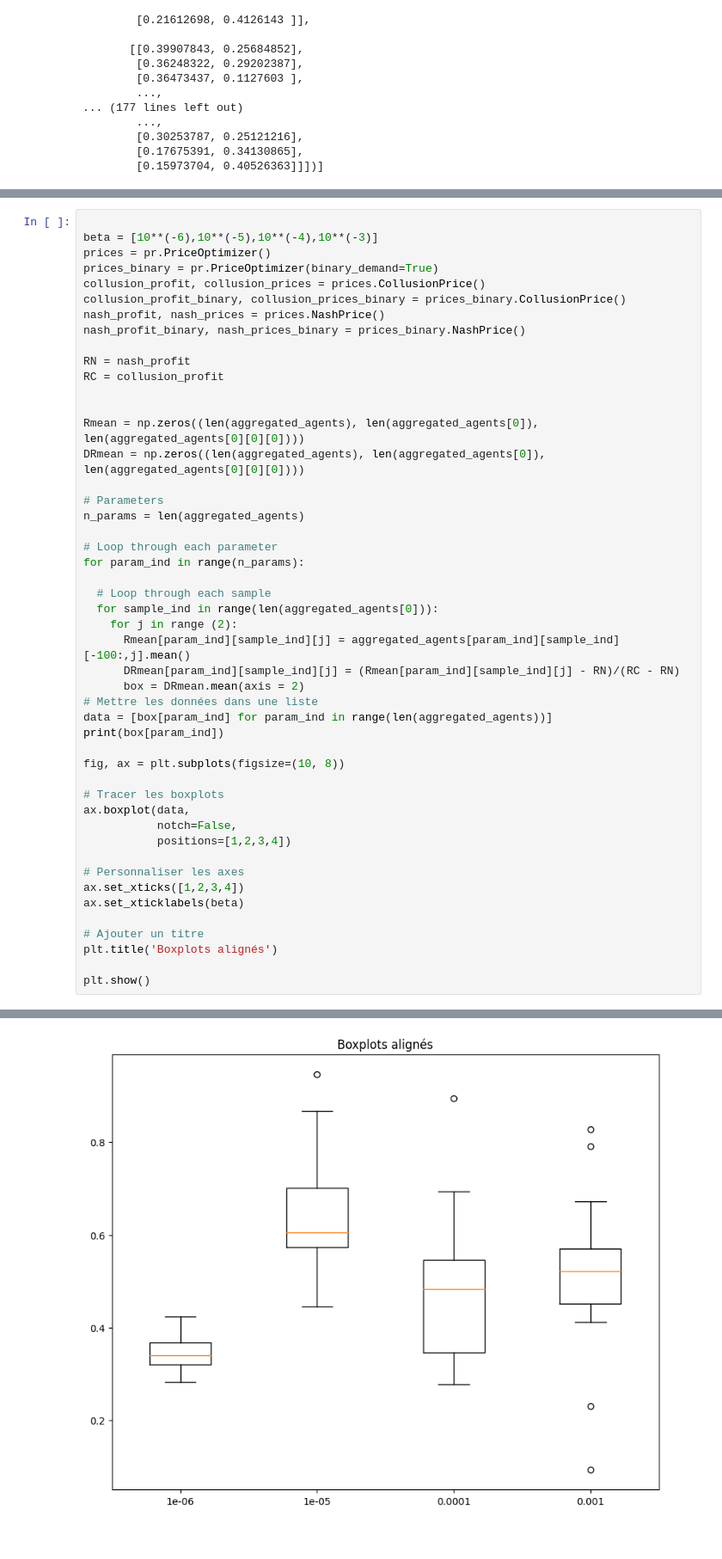
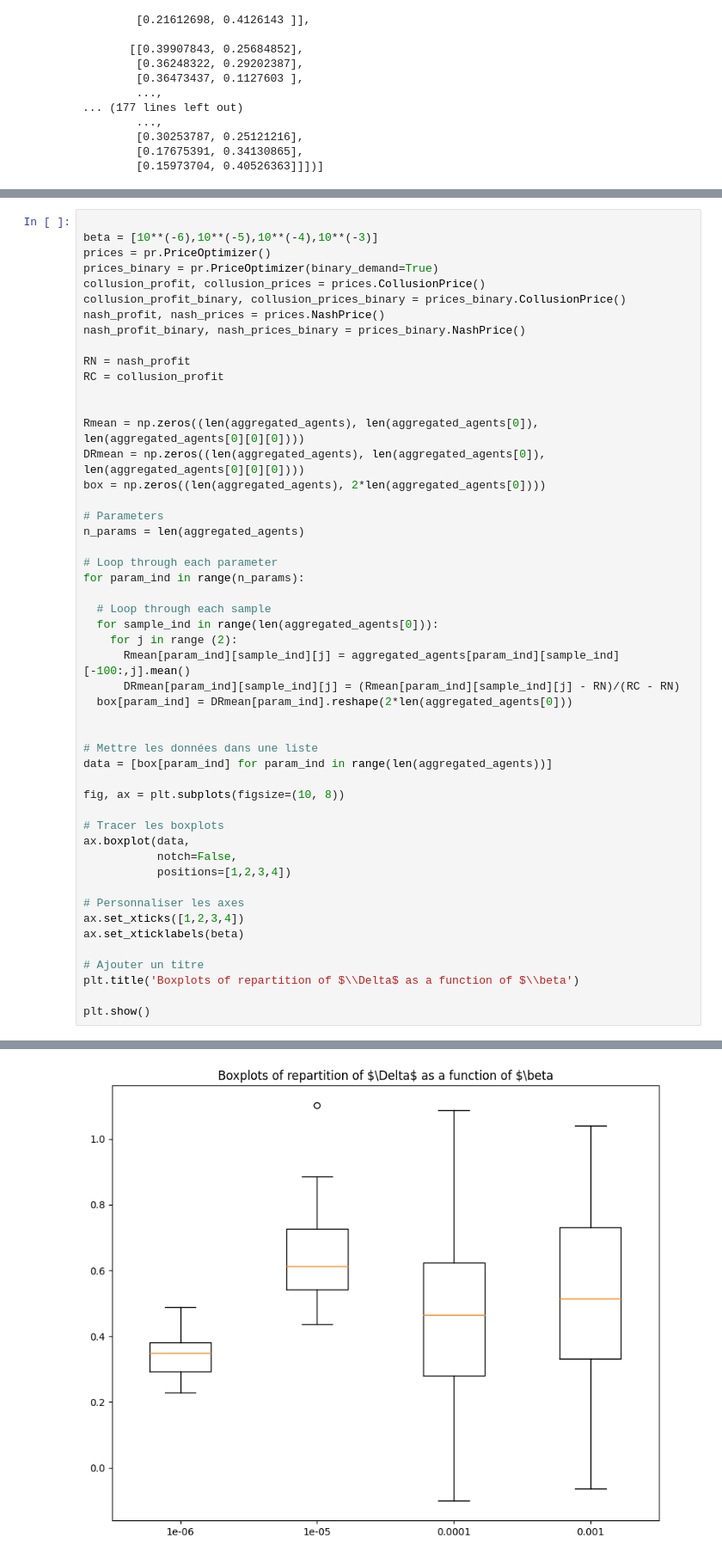
Before and after one commit to Suzie14/RLandPricing, a Jupyter notebook: notebooks/var_epsilon.ipynb, the cells around one changed output, grey strips where cells are left out. Shown at 86% size. Saved outputs shown, nothing was run; the diff lists cells and outputs as text.

Commit message:
take into account all data in boxplot

```diff
--- a/notebooks/var_epsilon.ipynb
+++ b/notebooks/var_epsilon.ipynb
@@ -119,6 +116,7 @@ RC = collusion_profit
 
 Rmean = np.zeros((len(aggregated_agents), len(aggregated_agents[0]), len(aggregated_agents[0][0][0])))
 DRmean = np.zeros((len(aggregated_agents), len(aggregated_agents[0]), len(aggregated_agents[0][0][0])))
+box = np.zeros((len(aggregated_agents), 2*len(aggregated_agents[0])))
 
 # Parameters
 n_params = len(aggregated_agents)
@@ -131,10 +129,11 @@ for param_ind in range(n_params):
     for j in range (2):
       Rmean[param_ind][sample_ind][j] = aggregated_agents[param_ind][sample_ind][-100:,j].mean()
       DRmean[param_ind][sample_ind][j] = (Rmean[param_ind][sample_ind][j] - RN)/(RC - RN)
-      box = DRmean.mean(axis = 2)
+  box[param_ind] = DRmean[param_ind].reshape(2*len(aggregated_agents[0]))
+
+
 # Mettre les données dans une liste
 data = [box[param_ind] for param_ind in range(len(aggregated_agents))]
-print(box[param_ind])
 
 fig, ax = plt.subplots(figsize=(10, 8))
 
@@ -148,7 +147,7 @@ ax.set_xticks([1,2,3,4])
 ax.set_xticklabels(beta)
 
 # Ajouter un titre
-plt.title('Boxplots alignés')
+plt.title('Boxplots of repartition of $\\Delta$ as a function of $\\beta')
 
 plt.show()
 # %% [output]
@@ -159 +155 @@ plt.show()
-[figure, old version]
+[figure, new version]
```
Also changed, not shown: parts of 2 cells of this notebook, 2 other files.
